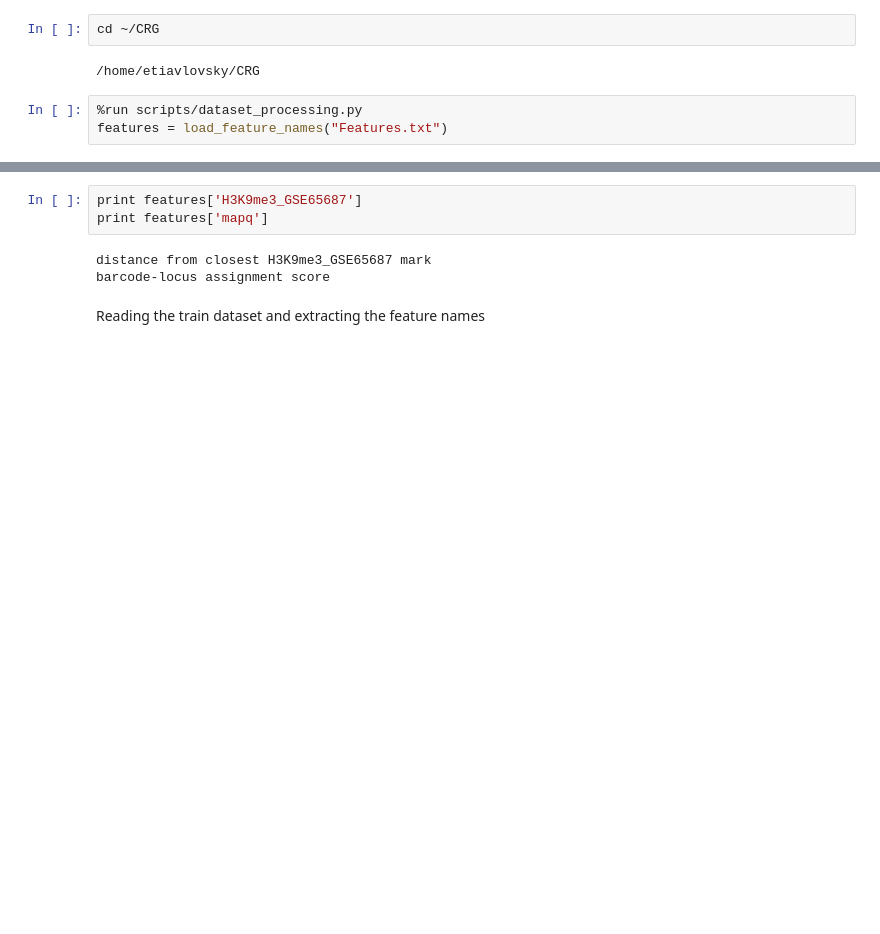
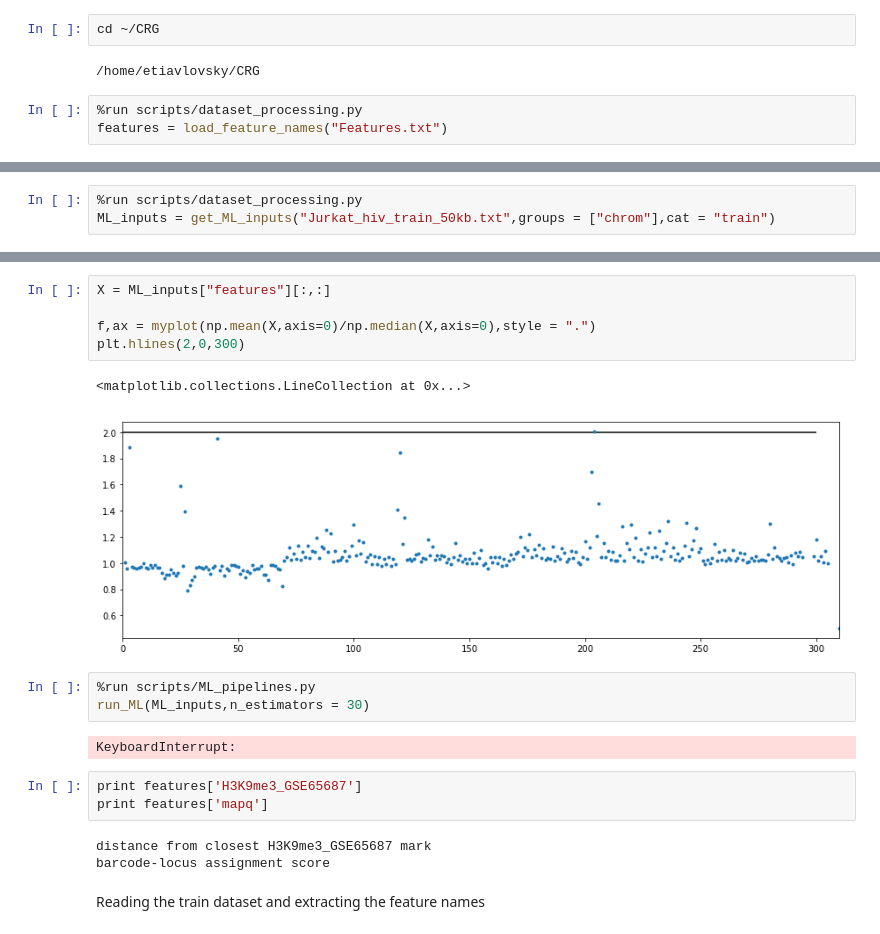
Before and after one commit to tiavlovskiegor24/CRG, a Jupyter notebook: HIV expression.ipynb, the cells around one changed output, grey strips where cells are left out. Drawn from its saved outputs; the diff is of its cells as text; blank space fills up the shorter version.

```diff
--- a/HIV expression.ipynb
+++ b/HIV expression.ipynb
@@ -68,0 +104,3 @@ None
+# %%
+%run scripts/dataset_processing.py
+ML_inputs = get_ML_inputs("Jurkat_hiv_train_50kb.txt",groups = ["chrom"],cat = "train")
@@ -69,3 +133,16 @@ None
+# %%
+X = ML_inputs["features"][:,:]
+
+f,ax = myplot(np.mean(X,axis=0)/np.median(X,axis=0),style = ".")
+plt.hlines(2,0,300)
+# %% [output]
+<matplotlib.collections.LineCollection at 0x...>
+[figure, added]
+# %%
+%run scripts/ML_pipelines.py
+run_ML(ML_inputs,n_estimators = 30)
+# %% [output]
+KeyboardInterrupt:
 # %%
 print features['H3K9me3_GSE65687']
 print features['mapq']
```
Also changed, not shown: parts of 9 cells of this notebook, 4 other files.
